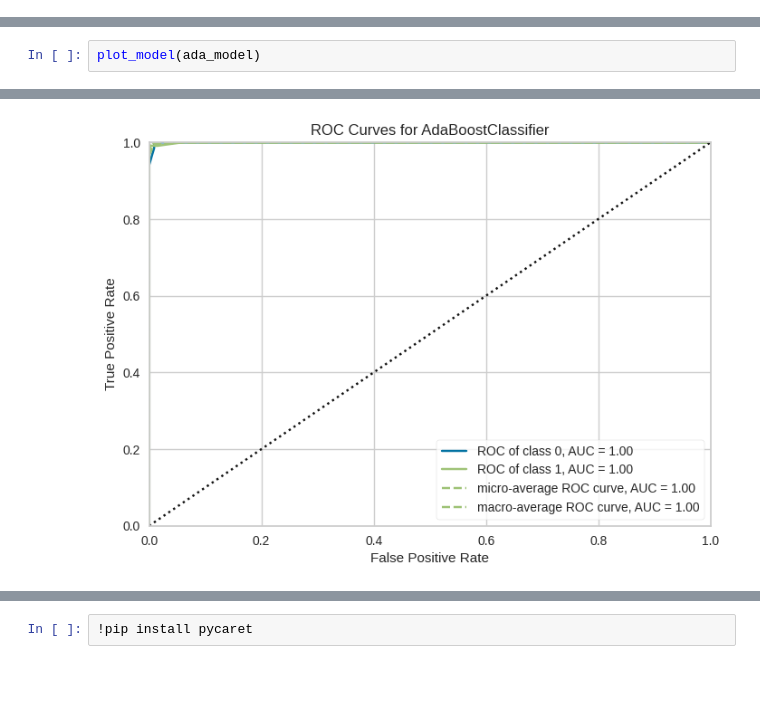
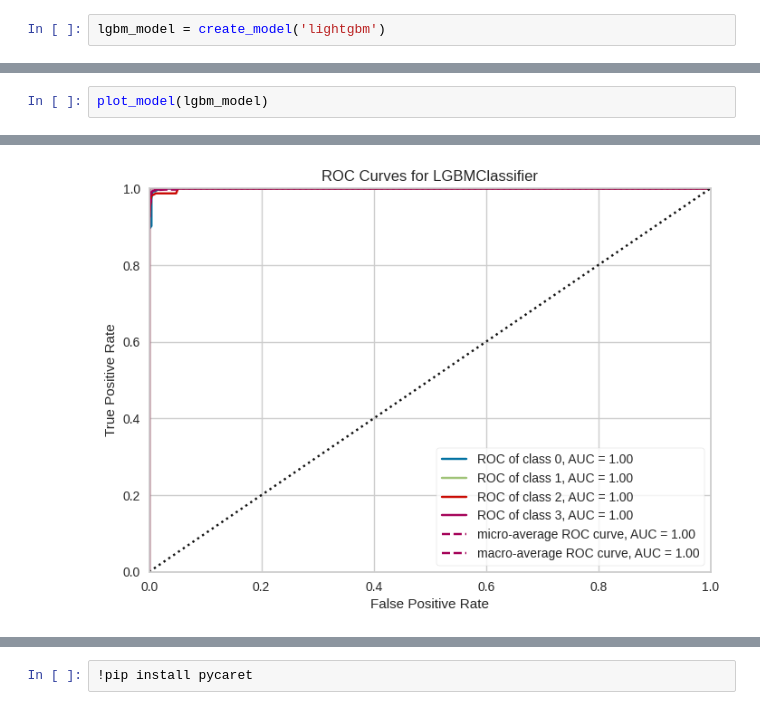
Before and after one commit to thirt33n/Grindwall, a Jupyter notebook: network_sec.ipynb, the cells around one changed output, grey strips where cells are left out. Cells and saved outputs as stored; diff of their text form; blank space fills up the shorter version.

```diff
--- a/network_sec.ipynb
+++ b/network_sec.ipynb
@@ -102,0 +87,2 @@ ada_model = create_model('ada')
+# %%
+lgbm_model = create_model('lightgbm')
@@ -103,6 +106,6 @@ ada_model = create_model('ada')
 # %%
-plot_model(ada_model)
+plot_model(lgbm_model)
 # %% [output]
 [interactive output not drawn]
-[figure, old version]
+[figure, new version]
 # %%
```
Also changed, not shown: parts of 12 cells of this notebook, 2 other files.
